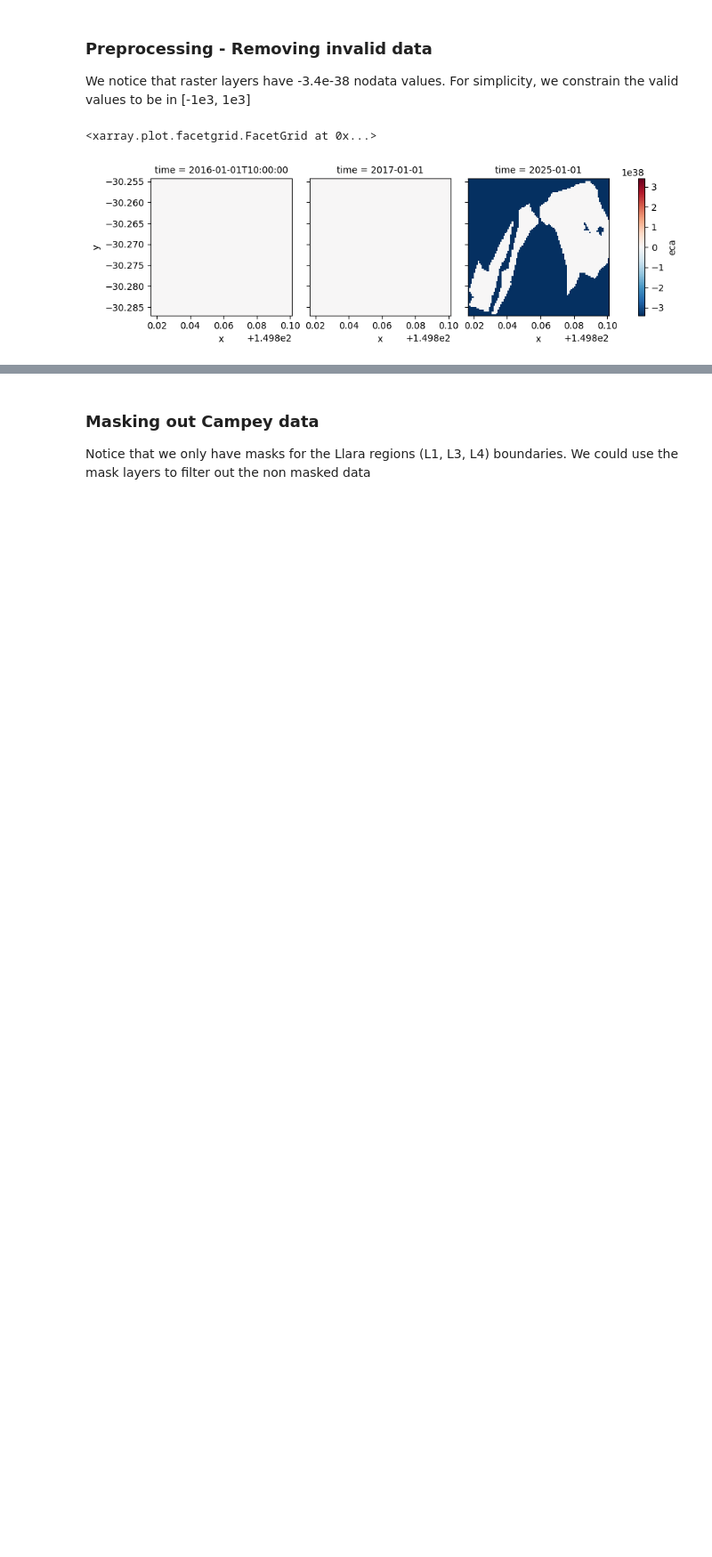
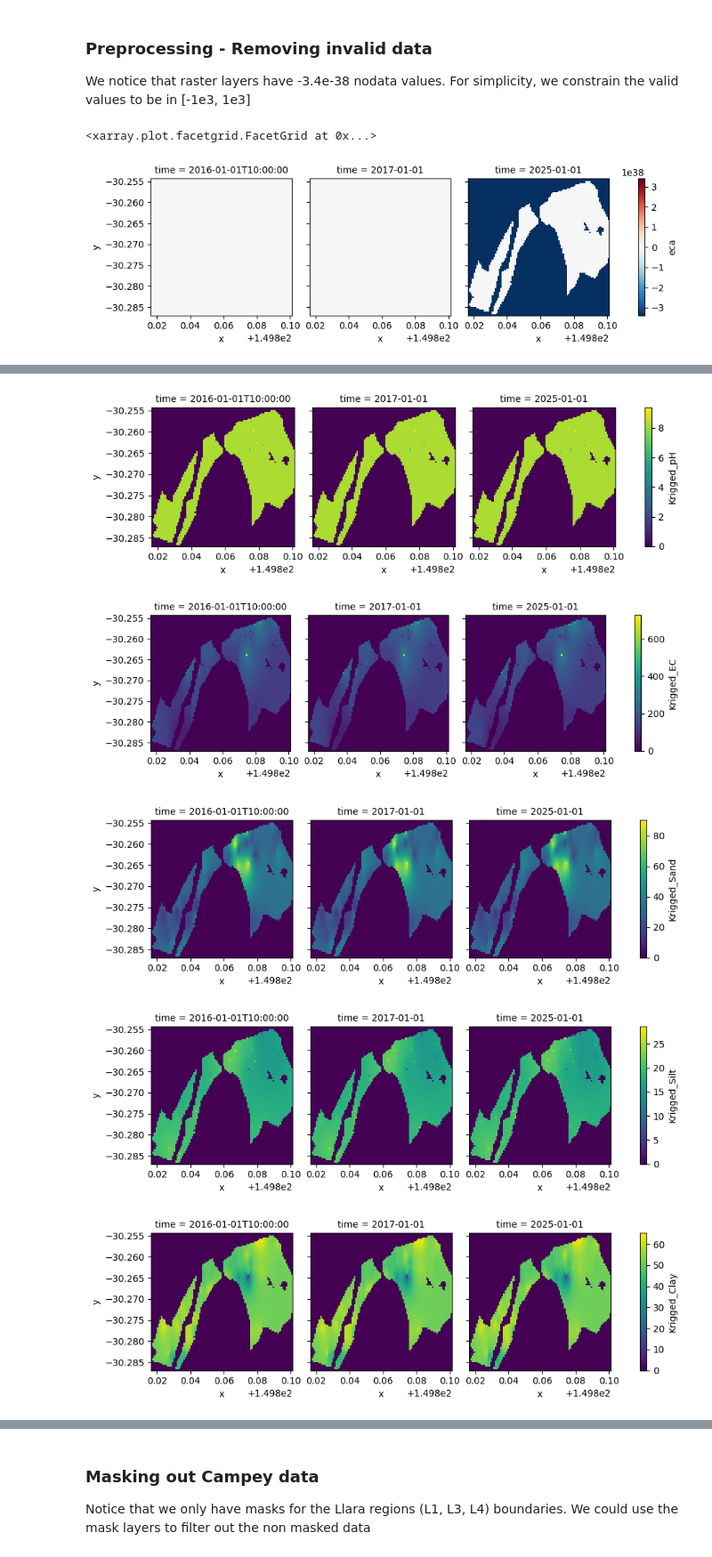
Before and after one commit to aus-plant-phenomics-network/mccn-case-studies, a Jupyter notebook: Case 7/MCCN-CASE 7 scenario 1.ipynb, the cells around one changed output, grey strips where cells are left out. Shown at 89% size. Cells and saved outputs as stored; diff of their text form; code cells hidden in the pictures; blank space fills up the shorter version.

```diff
--- a/Case 7/MCCN-CASE 7 scenario 1.ipynb
+++ b/Case 7/MCCN-CASE 7 scenario 1.ipynb
@@ -124,0 +142,10 @@ for var in proc_ds.data_vars.keys():
+# %%
+plot_vars = ["Krigged_" + var for var in krig_var]
+for var in plot_vars:
+    proc_ds[var].plot(x="x", y="y", col="time", col_wrap=3)
+# %% [output]
+[figure, added]
+[figure, added]
+[figure, added]
+[figure, added]
+[figure, added]
```
Also changed, not shown: parts of 20 cells of this notebook, 3 other files.
